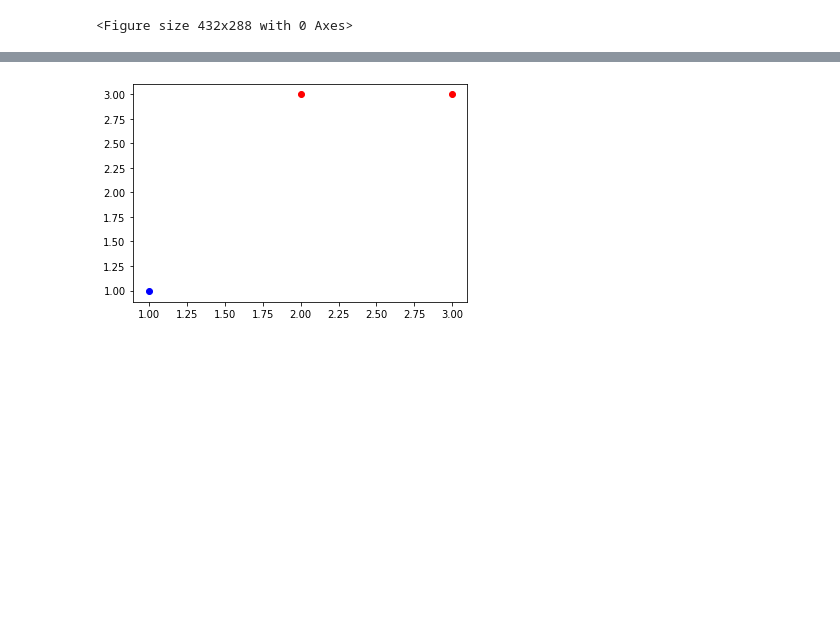
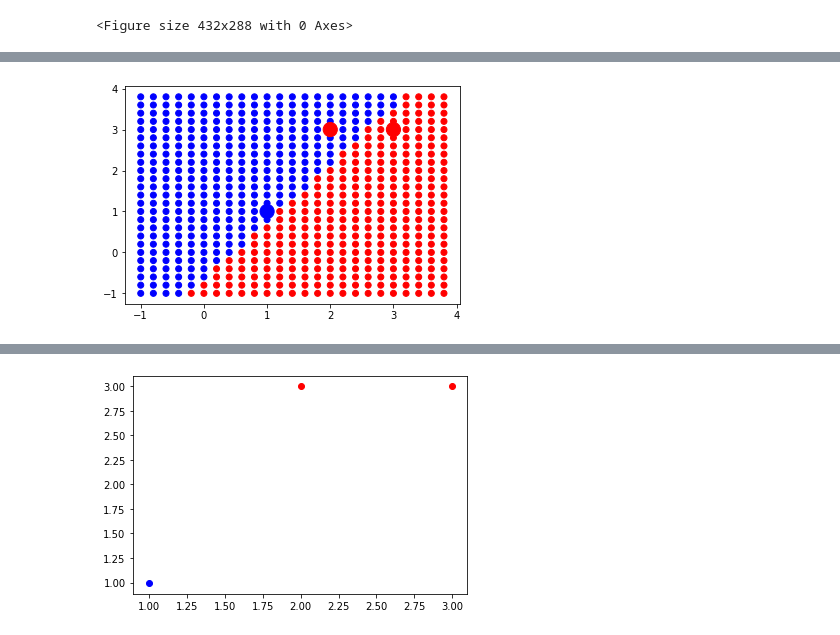
Before and after one commit to NamizataS/PA-groupe-15-3IABD1, a Jupyter notebook: Notebook___CAS_DE_TESTS.ipynb, the cells around one changed output, grey strips where cells are left out. Cells and saved outputs as stored; diff of their text form; code cells hidden in the pictures; blank space fills up the shorter version.

Commit message:
add MLP lib+CasTest

```diff
--- a/Notebook___CAS_DE_TESTS.ipynb
+++ b/Notebook___CAS_DE_TESTS.ipynb
@@ -131,0 +136,82 @@ my_lib.destroy_array(native_arr, arr_size)
+# %%
+#Dataset
+X= np.array([
+      [1, 1],
+      [2, 3],
+      [3, 3]
+])
+Y= np.array([
+      1,
+      -1,
+      -1
+])
+
+d=[2,1]
+
+#Convert array to list
+dataset_inputs  = toList(X)
+dataset_expected_outputs  = Y.tolist()
+inputs_len = len(dataset_inputs)
+expected_len = len(dataset_expected_outputs)
+
+
+#Declaration of argtypes and restypes for the function create_mlp_model
+arr_size = len(d)
+arr_type = c_int * arr_size
+native_arr = arr_type(*d)
+my_lib.create_mlp_model.argtypes = [arr_type, c_int]
+my_lib.create_mlp_model.restype = c_void_p
+
+
+model = my_lib.create_mlp_model(native_arr,2)
+test_dataset = [[x1/10, x2 / 10] for x1 in range(-10, 40,2) for x2 in range(-10, 40,2)]
+colors = ["blue" if output >= 0 else "red" for output in dataset_expected_outputs]
+
+
+#Declaration of argtypes and restypes for the function predict_mlp_model_classification
+p_type = c_float*2
+my_lib.predict_mlp_model_classification.argtypes = [c_void_p, p_type,c_int]
+my_lib.predict_mlp_model_classification.restype = POINTER(c_float)
+p_len =2
+
+predicted_outputs = [my_lib.predict_mlp_model_classification(model, p_type(*p),p_len)[0] for p in test_dataset]
+predicted_outputs_colors = ['blue' if label >= 0 else 'red' for label in predicted_outputs]
+plt.scatter([p[0] for p in test_dataset], [p[1] for p in test_dataset], c=predicted_outputs_colors)
+plt.scatter([p[0] for p in X], [p[1] for p in X], c=colors, s=200)
+plt.show()
+
+flattened_dataset_inputs = []
+for p in X:
+  flattened_dataset_inputs.append(p[0])
+  flattened_dataset_inputs.append(p[1])
+
+
+flattened_len=len(flattened_dataset_inputs )
+#Declaration of argtypes and restypes for the function predict_mlp_model_classification
+inputs_type = c_float * flattened_len
+outputs_type = c_float * expected_len
+my_lib.train_classification_stochastic_backdrop_mlp_model.argtypes = [c_void_p,inputs_type,outputs_type,c_float,c_int,c_int,c_int]
+my_lib.train_classification_stochastic_backdrop_mlp_model.restype = None
+inputs_native = inputs_type(*flattened_dataset_inputs)
+outputs_native = outputs_type(*dataset_expected_outputs)
+
+my_lib.train_classification_stochastic_backdrop_mlp_model(model,inputs_native,outputs_native,0.001,100000,flattened_len,expected_len)
+
+
+predicted_outputs = [my_lib.predict_mlp_model_classification(model, p_type(*p),p_len)[0] for p in test_dataset]
+predicted_outputs_colors = ['blue' if label >= 0 else 'red' for label in predicted_outputs]
+plt.scatter([p[0] for p in test_dataset], [p[1] for p in test_dataset], c=predicted_outputs_colors)
+plt.scatter([p[0] for p in X], [p[1] for p in X], c=colors, s=200)
+plt.show()
+
+flattened_dataset_inputs = []
+for p in X:
+  flattened_dataset_inputs.append(p[0])
+  flattened_dataset_inputs.append(p[1])
+
+#Free memory
+my_lib.destroy_model.argtypes = [c_void_p]
+my_lib.destroy_model.restype = None
+my_lib.destroy_model(model)
+# %% [output]
+[figure, added]
```
Also changed, not shown: parts of 19 cells of this notebook, 1 other file.
